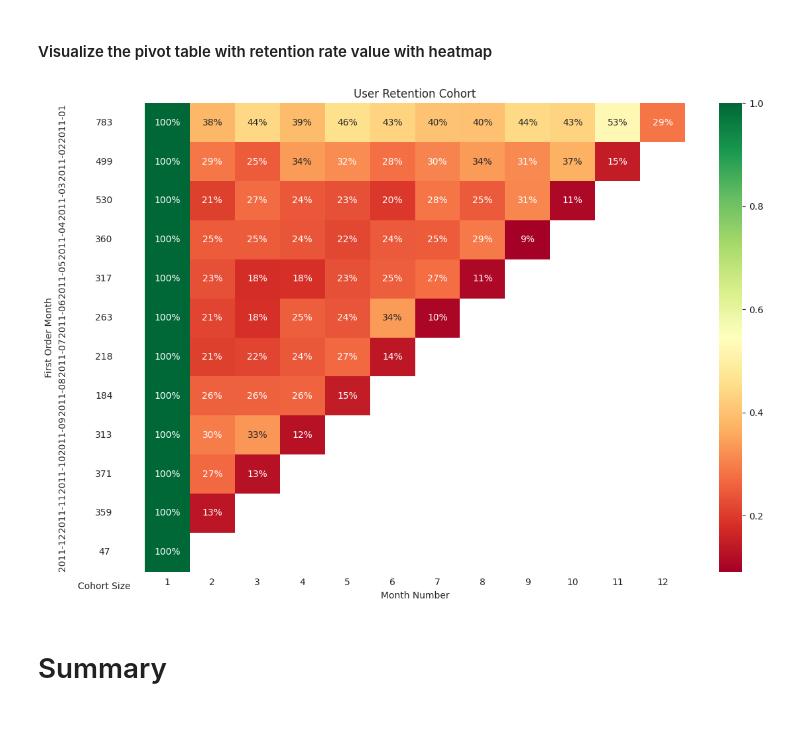
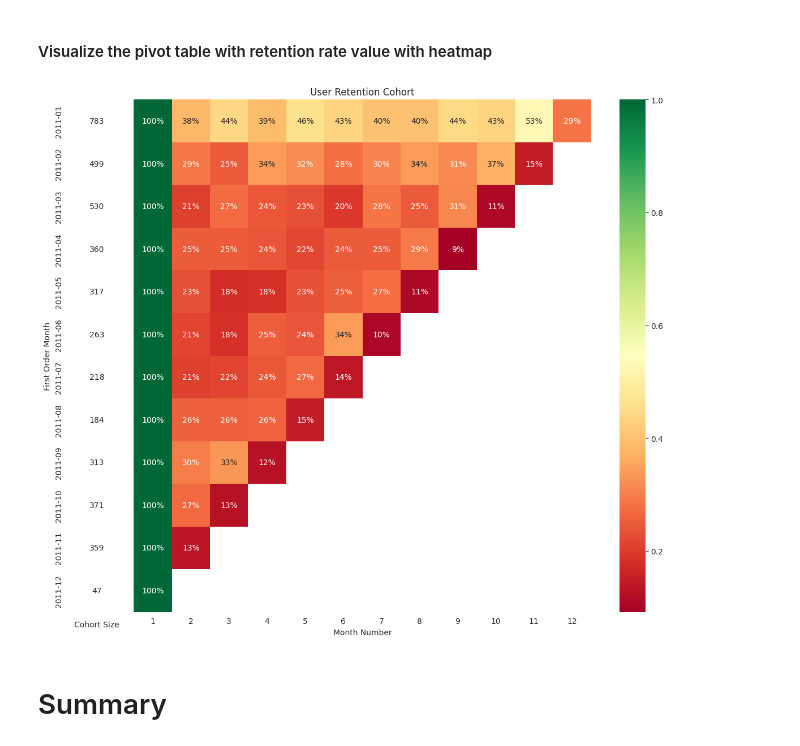
Before and after one commit to adittyakamalm/DA_Sales, a Jupyter notebook: cohort_analysis.ipynb, the cells around one changed output. Cells and saved outputs as stored; diff of their text form; code cells hidden in the pictures.

Commit message:
Fix Graph

```diff
--- a/cohort_analysis.ipynb
+++ b/cohort_analysis.ipynb
@@ -269,23 +269,23 @@ df_retention_cohort
 # %%
 with sns.axes_style('white'):
 
-    fig, ax = plt.subplots(1, 2, figsize=(12, 8), sharey=True, gridspec_kw={'width_ratios':[1, 11]})
+    fig, ax = plt.subplots(1, 2, figsize=(12, 10), sharey=True, gridspec_kw={'width_ratios':[1, 10]})
 
     # user retention cohort
     sns.heatmap(df_retention_cohort, annot=True, fmt='.0%', cmap='RdYlGn', ax=ax[1])
     ax[1].set_title('User Retention Cohort')
     ax[1].set(xlabel='Month Number', ylabel='')
 
     # cohort size
     df_cohort_size = pd.DataFrame(cohort_size)
     white_cmap = mcolors.ListedColormap(['white'])
     sns.heatmap(df_cohort_size, annot=True, cbar=False, fmt='g', cmap=white_cmap, ax=ax[0])
     ax[0].tick_params(bottom=False)
     ax[0].set(xlabel='Cohort Size', ylabel='First Order Month', xticklabels=[])
 
     fig.tight_layout()
 # %% [output]
-[figure, old version]
+[figure, new version]
 # %% [markdown]
 # Summary
 # %% [markdown]
```
Also changed, not shown: parts of 4 cells of this notebook.
